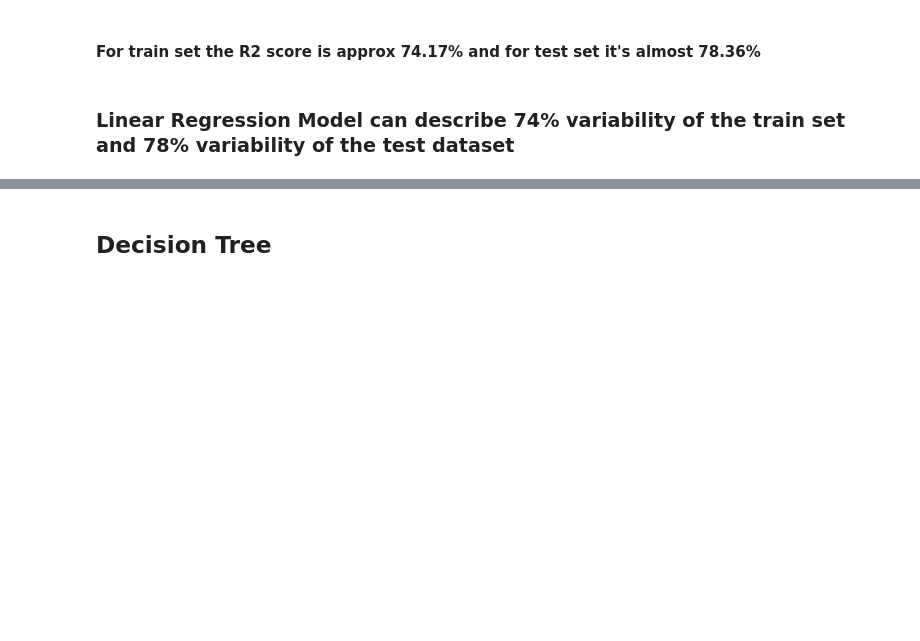
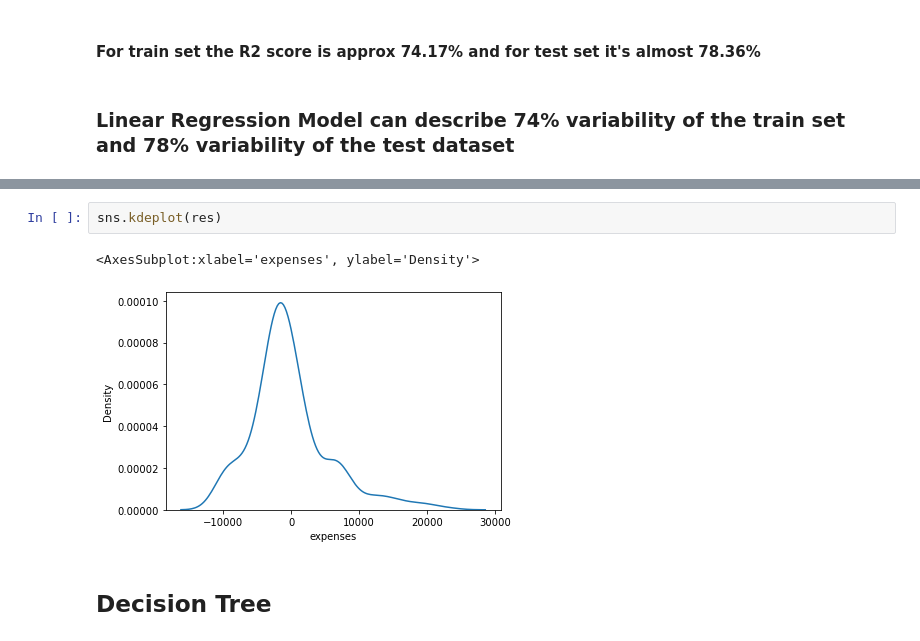
Before and after one commit to Rajdeep-personal/My-Projects-on-Machine-Learning, a Jupyter notebook: Medical Expense Prediction.ipynb, the cells around one changed output, grey strips where cells are left out. Saved outputs shown, nothing was run; the diff lists cells and outputs as text; blank space fills up the shorter version.

```diff
--- a/Medical Expense Prediction.ipynb
+++ b/Medical Expense Prediction.ipynb
@@ -799,3 +1108,8 @@ Lin_reg.intercept_
+# %%
+sns.kdeplot(res)
+# %% [output]
+<AxesSubplot:xlabel='expenses', ylabel='Density'>
+[figure, added]
 # %% [markdown]
 ## Decision Tree
 # %%
```
Also changed, not shown: parts of 118 cells of this notebook.
